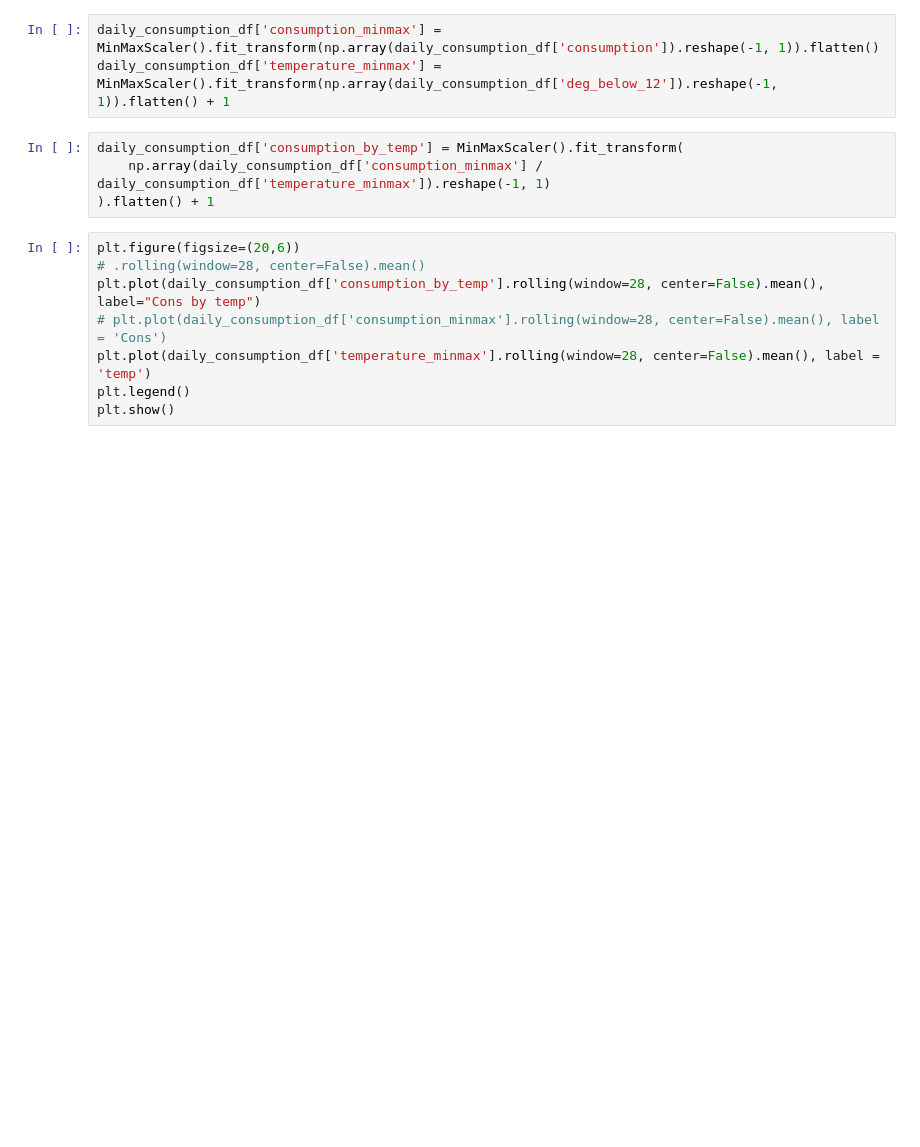
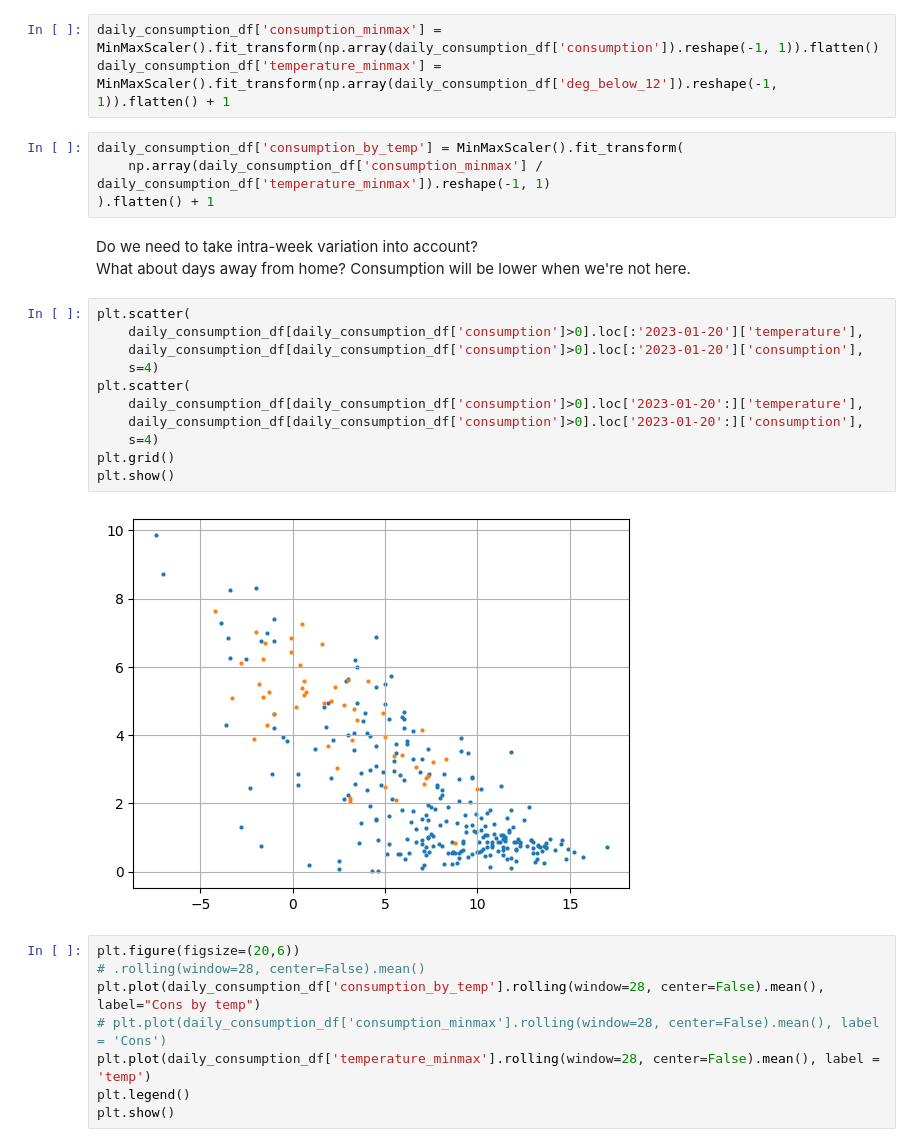
Before and after one commit to gorbynet/EnergyTracker, a Jupyter notebook: initial_workings.ipynb, the cells around one changed output. Saved outputs shown, nothing was run; the diff lists cells and outputs as text; blank space fills up the shorter version.

Commit message:
Scatterplot

```diff
--- a/initial_workings.ipynb
+++ b/initial_workings.ipynb
@@ -229,6 +229,22 @@ daily_consumption_df['temperature_minmax'] = MinMaxScaler().fit_transform(np.arr
 daily_consumption_df['consumption_by_temp'] = MinMaxScaler().fit_transform(
     np.array(daily_consumption_df['consumption_minmax'] / daily_consumption_df['temperature_minmax']).reshape(-1, 1)
 ).flatten() + 1
+# %% [markdown]
+Do we need to take intra-week variation into account?
+What about days away from home? Consumption will be lower when we're not here.
+# %%
+plt.scatter(
+    daily_consumption_df[daily_consumption_df['consumption']>0].loc[:'2023-01-20']['temperature'],
+    daily_consumption_df[daily_consumption_df['consumption']>0].loc[:'2023-01-20']['consumption'],
+    s=4)
+plt.scatter(
+    daily_consumption_df[daily_consumption_df['consumption']>0].loc['2023-01-20':]['temperature'],
+    daily_consumption_df[daily_consumption_df['consumption']>0].loc['2023-01-20':]['consumption'],
+    s=4)
+plt.grid()
+plt.show()
+# %% [output]
+[figure, added]
 # %%
 plt.figure(figsize=(20,6))
 # .rolling(window=28, center=False).mean()
```
